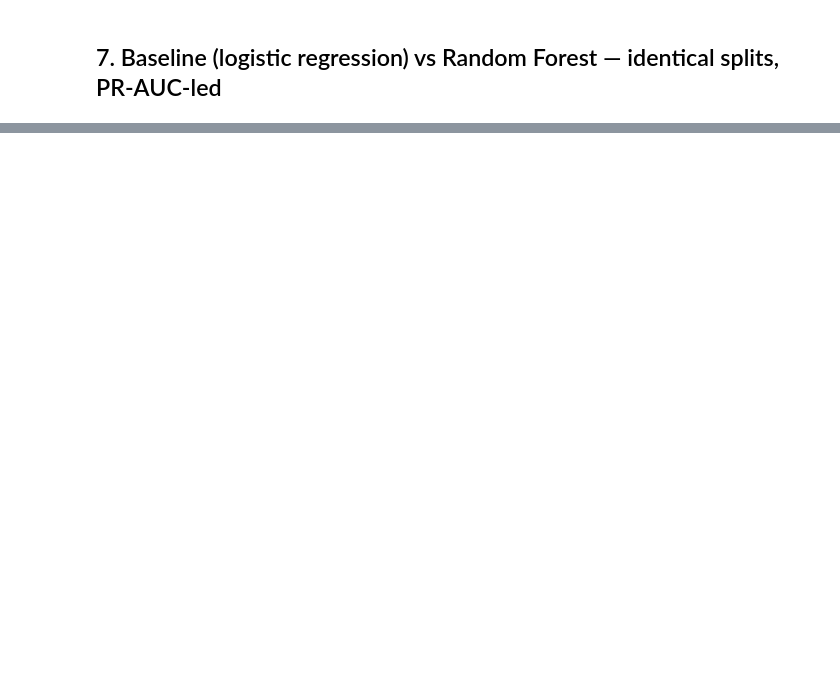
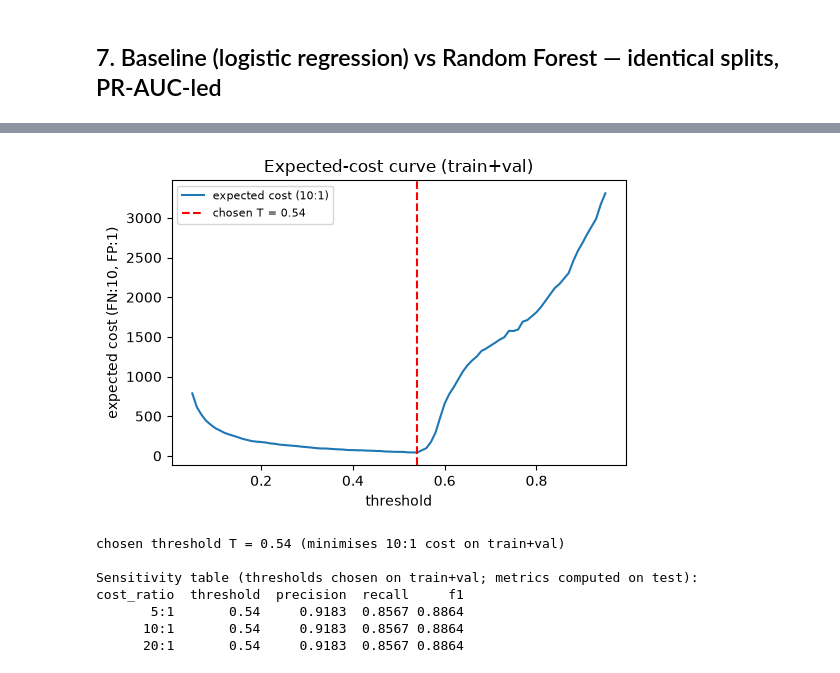
Before and after one commit to ps-aditya/pulsar-selection, a Jupyter notebook: pulsar_selection.executed.ipynb, the cells around one changed output, grey strips where cells are left out. Cells and saved outputs as stored; diff of their text form; code cells hidden in the pictures; blank space fills up the shorter version.

```diff
--- a/pulsar_selection.executed.ipynb
+++ b/pulsar_selection.executed.ipynb
@@ -208,0 +392,46 @@ ROC-AUC=0.9759 | PR-AUC=0.9325
+# %%
+from sklearn.metrics import precision_score, recall_score
+
+# Expected-cost curve on train+val
+C_FN, C_FP = 10, 1
+p_tv = final_model.predict_proba(X_tv)[:, 1]
+ths = np.linspace(0.05, 0.95, 91)
+costs_10_1 = [C_FN * ((p_tv < t) & (y_tv == 1)).sum() + C_FP * ((p_tv >= t) & (y_tv == 0)).sum() for t in ths]
+T = float(ths[np.argmin(costs_10_1)])
+
+fig, ax = plt.subplots(figsize=(5.5, 3.8))
+ax.plot(ths, costs_10_1, label=f"expected cost ({C_FN}:{C_FP})")
+ax.axvline(T, color="red", linestyle="--", label=f"chosen T = {T:.2f}")
+ax.set_xlabel("threshold")
+ax.set_ylabel(f"expected cost (FN:{C_FN}, FP:{C_FP})")
+ax.set_title("Expected-cost curve (train+val)")
+ax.legend(fontsize=8)
+plt.tight_layout()
+plt.show()
+print(f"chosen threshold T = {T:.2f} (minimises {C_FN}:{C_FP} cost on train+val)")
+
+# Sensitivity table for cost ratios 5:1, 10:1, 20:1
+sens = []
+for ratio in [5, 10, 20]:
+    c_fn, c_fp = ratio, 1
+    cost_vec = [c_fn * ((p_tv < t) & (y_tv == 1)).sum() + c_fp * ((p_tv >= t) & (y_tv == 0)).sum() for t in ths]
+    t_star = float(ths[np.argmin(cost_vec)])
+    y_pred_sens = (final_model.predict_proba(X_te)[:, 1] >= t_star).astype(int)
+    sens.append({
+        "cost_ratio": f"{ratio}:1",
+        "threshold": t_star,
+        "precision": precision_score(y_te, y_pred_sens),
+        "recall": recall_score(y_te, y_pred_sens),
+        "f1": 2 * precision_score(y_te, y_pred_sens) * recall_score(y_te, y_pred_sens) / (precision_score(y_te, y_pred_sens) + recall_score(y_te, y_pred_sens)),
+    })
+print("\nSensitivity table (thresholds chosen on train+val; metrics computed on test):")
+print(pd.DataFrame(sens).round(4).to_string(index=False))
+# %% [output]
+[figure, added]
+chosen threshold T = 0.54 (minimises 10:1 cost on train+val)
+
+Sensitivity table (thresholds chosen on train+val; metrics computed on test):
+cost_ratio  threshold  precision  recall     f1
+       5:1       0.54     0.9183  0.8567 0.8864
+      10:1       0.54     0.9183  0.8567 0.8864
+      20:1       0.54     0.9183  0.8567 0.8864
```
Also changed, not shown: parts of 18 cells of this notebook, 4 other files.
